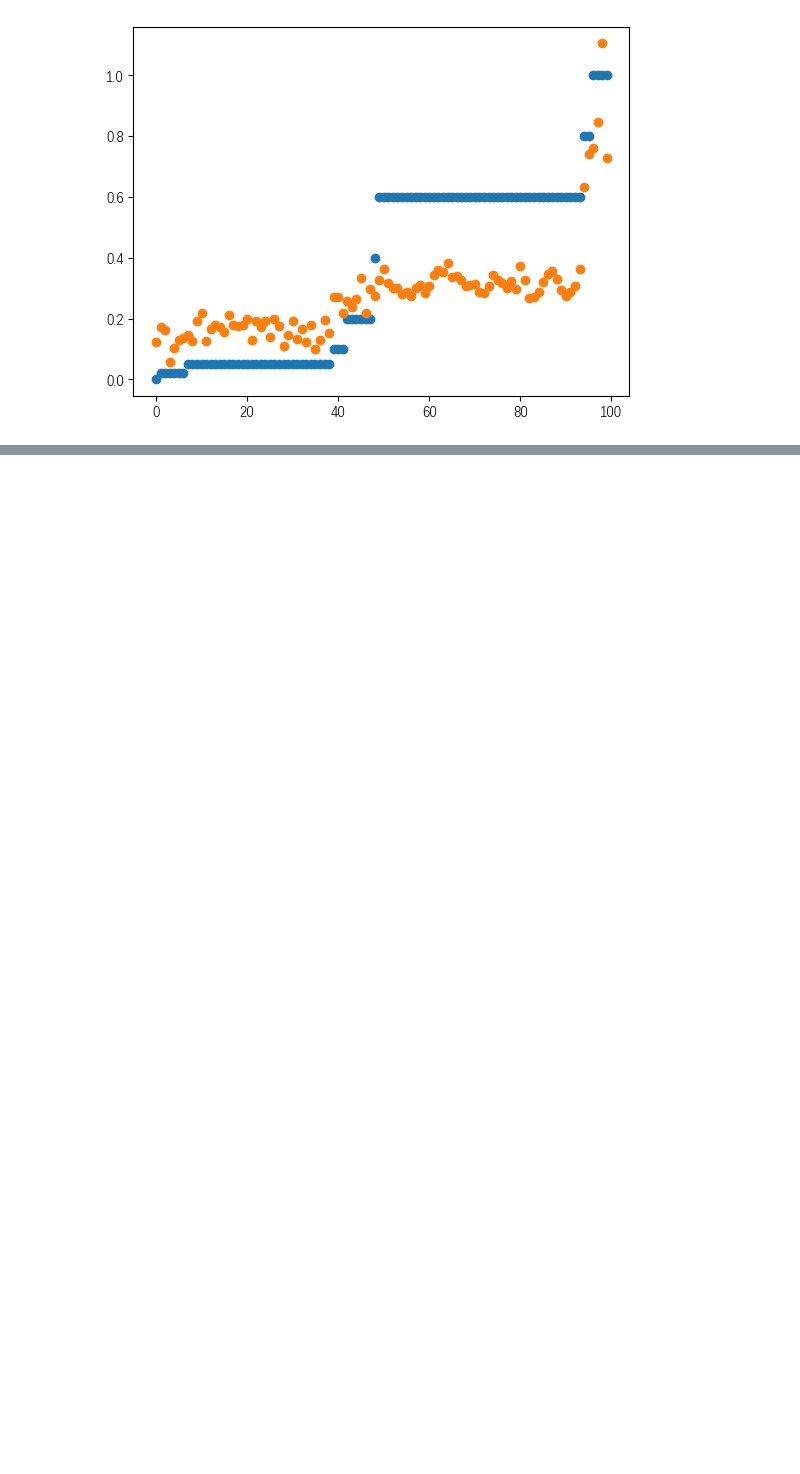
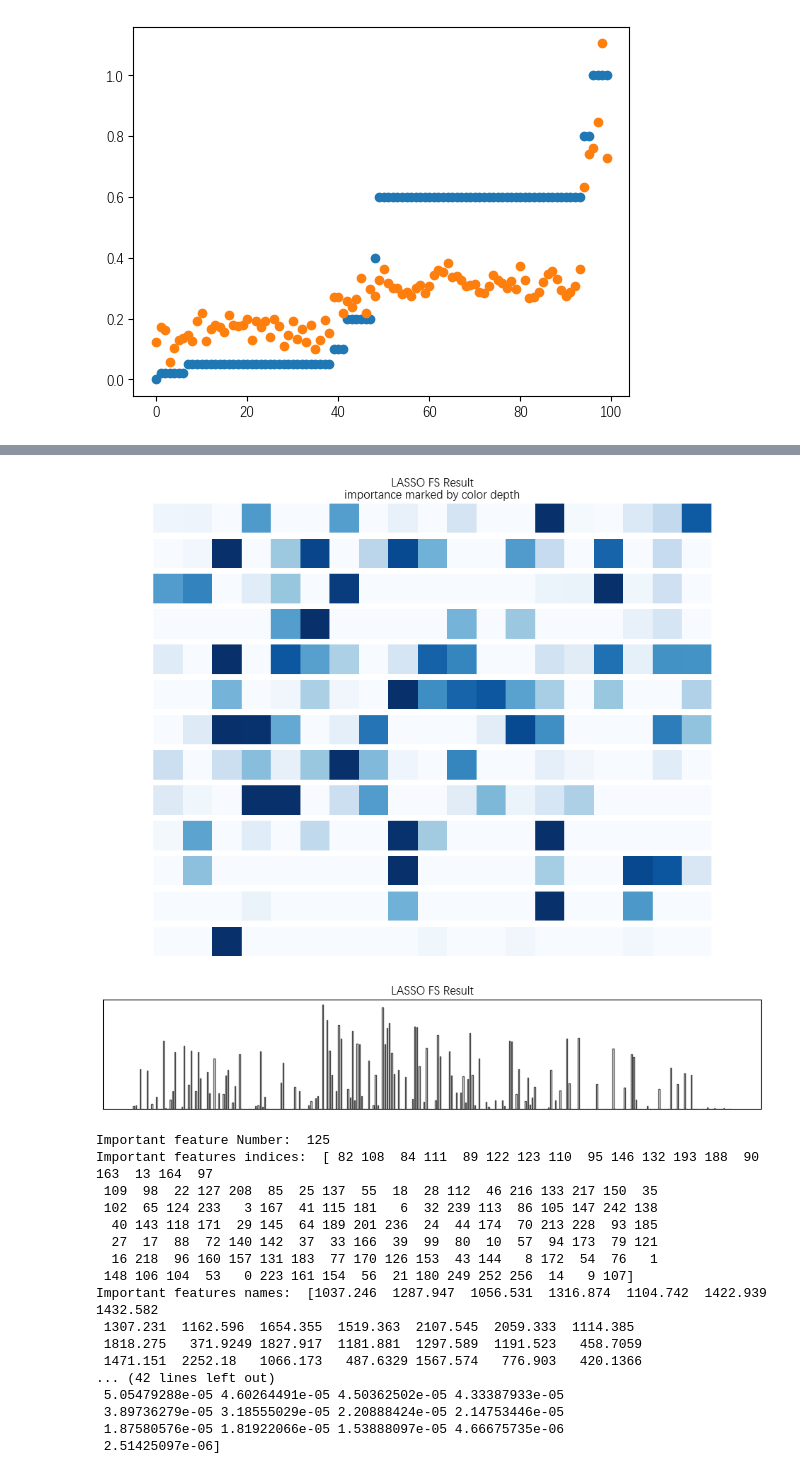
Before and after one commit to zhangys11/qsi-tk, a Jupyter notebook: notebook/qsi-tk regression.ipynb, the cells around one changed output, grey strips where cells are left out. Drawn from its saved outputs; the diff is of its cells as text; code cells hidden in the pictures; blank space fills up the shorter version.

```diff
--- a/notebook/qsi-tk regression.ipynb
+++ b/notebook/qsi-tk regression.ipynb
@@ -103,0 +160,34 @@ plt.show()
+# %%
+from qsi.vis import plot_feature_importance
+
+fi = np.abs(lasso.coef_)
+plot_feature_importance(fi, X_names, 'LASSO FS Result')
+
+N = (fi!=0).sum()
+idx = (np.argsort(fi)[-N:])[::-1]
+X_s = X[:, idx]
+print('Important feature Number: ', len(idx))
+print('Important features indices: ', idx)
+if X_names is not None:
+    print('Important features names: ', np.array(X_names)[idx])
+print('Top-'+str(len(idx))+' feature Importance: ', fi[idx])
+# %% [output]
+[figure, added]
+[figure, added]
+Important feature Number:  125
+Important features indices:  [ 82 108  84 111  89 122 123 110  95 146 132 193 188  90 163  13 164  97
+ 109  98  22 127 208  85  25 137  55  18  28 112  46 216 133 217 150  35
+ 102  65 124 233   3 167  41 115 181   6  32 239 113  86 105 147 242 138
+  40 143 118 171  29 145  64 189 201 236  24  44 174  70 213 228  93 185
+  27  17  88  72 140 142  37  33 166  39  99  80  10  57  94 173  79 121
+  16 218  96 160 157 131 183  77 170 126 153  43 144   8 172  54  76   1
+ 148 106 104  53   0 223 161 154  56  21 180 249 252 256  14   9 107]
+Important features names:  [1037.246  1287.947  1056.531  1316.874  1104.742  1422.939  1432.582
+ 1307.231  1162.596  1654.355  1519.363  2107.545  2059.333  1114.385
+ 1818.275   371.9249 1827.917  1181.881  1297.589  1191.523   458.7059
+ 1471.151  2252.18   1066.173   487.6329 1567.574   776.903   420.1366
+... (42 lines left out)
+ 5.05479288e-05 4.60264491e-05 4.50362502e-05 4.33387933e-05
+ 3.89736279e-05 3.18555029e-05 2.20888424e-05 2.14753446e-05
+ 1.87580576e-05 1.81922066e-05 1.53888097e-05 4.66675735e-06
+ 2.51425097e-06]
```
Also changed, not shown: parts of 5 cells of this notebook.
